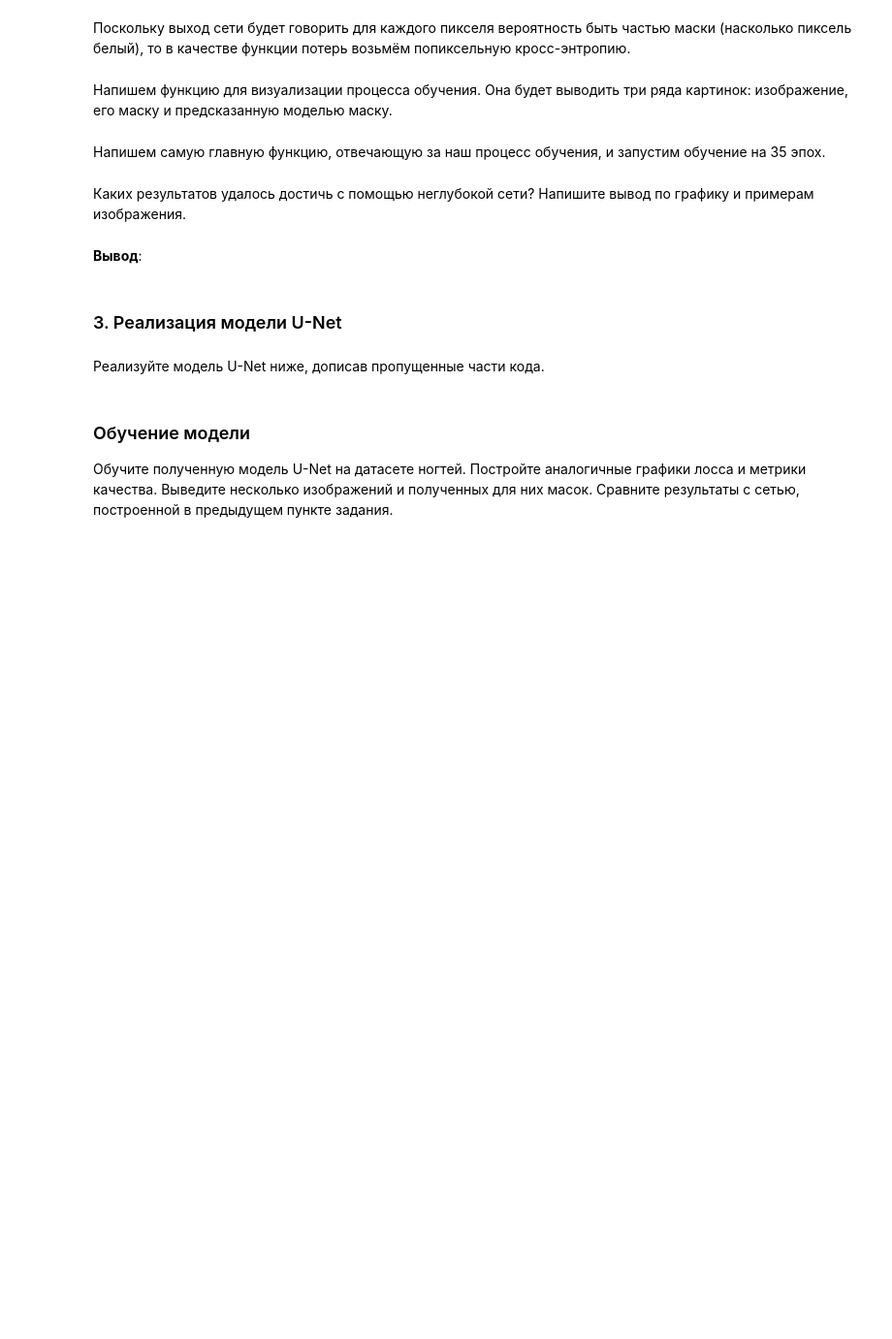
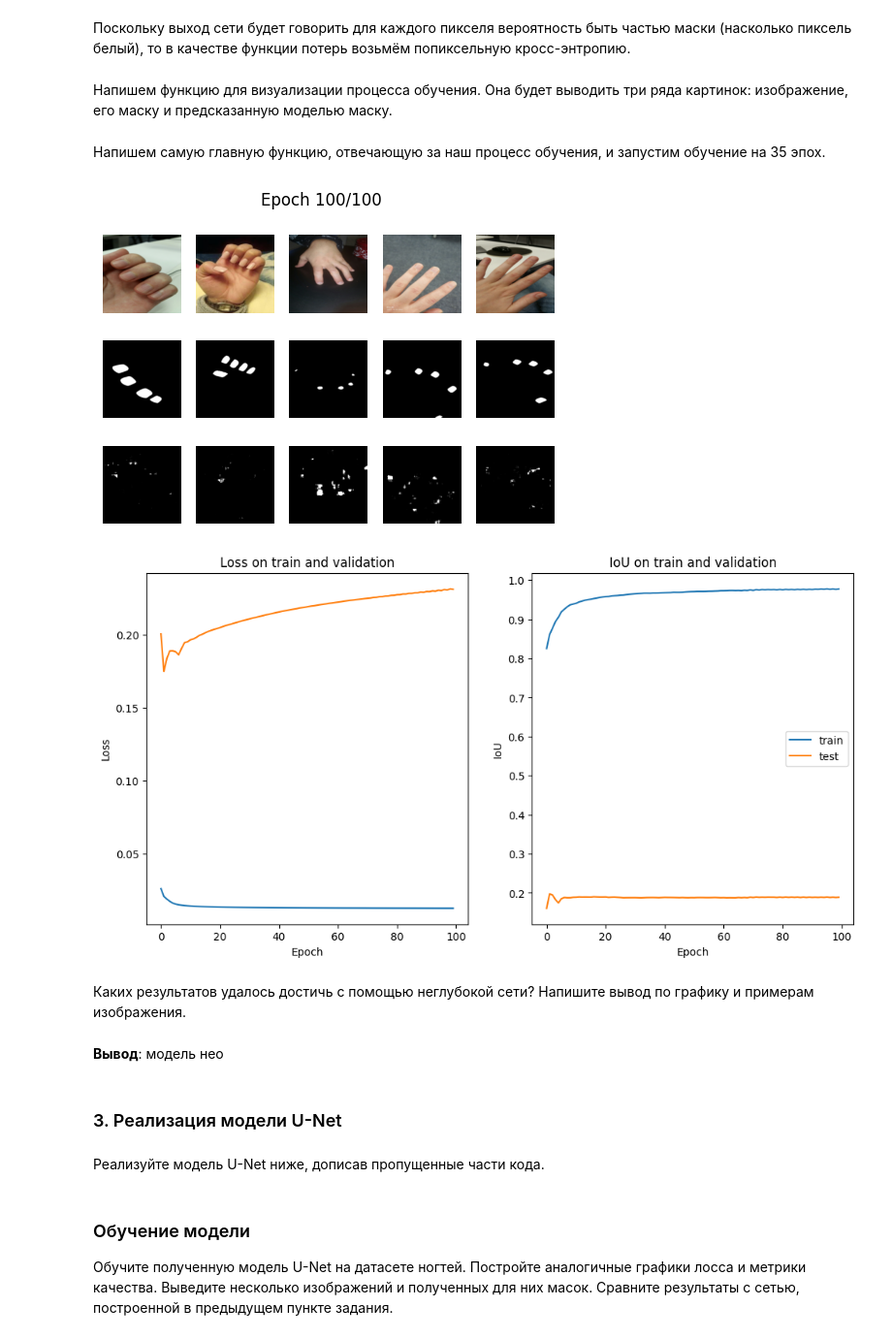
Before and after one commit to NMashalov/2023_OpenMipt_course, a Jupyter notebook: lesson4/Семинар 4 - сегментация, U-Net.ipynb, the cells around one changed output. Shown at 97% size. Drawn from its saved outputs; the diff is of its cells as text; code cells hidden in the pictures; blank space fills up the shorter version.

```diff
--- a/lesson4/Семинар 4 - сегментация, U-Net.ipynb
+++ b/lesson4/Семинар 4 - сегментация, U-Net.ipynb
@@ -213,17 +261,13 @@ dec(z, test=True);
 class Segmentation(torch.nn.Module):
     def __init__(self):
         super(Segmentation, self).__init__()
-        self.enc = <ваш код>
-        self.dec = <ваш код>
+        self.enc = Encoder()
+        self.dec = Decoder()
 
     def forward(self, x):
         z = self.enc(x)
         res = self.dec(z)
         return res
-# %%
-# создаём загрузчик
-train_dataloader = torch.utils.data.DataLoader(train_data, batch_size=32)
-test_dataloader = torch.utils.data.DataLoader(test_data, batch_size=32)
 # %%
 model = Segmentation() # создаём экземпляр модели
 model = model.to(device) # перемещаем модель
@@ -233,10 +277,10 @@ model = model.to(device) # перемещаем модель
 lr = 1e-3
 
 # создаём оптимизатор
-optimizer = <задайте оптимизатор>
+optimizer = torch.optim.Adam(model.parameters(),lr=lr)
 
 # задаём функцию потерь
-criterion = <задайте функцию потерь>
+criterion = nn.BCELoss()
 # %% [markdown]
 Напишем функцию для визуализации процесса обучения. Она будет выводить три ряда картинок: изображение, его маску и предсказанную моделью маску.
 # %%
@@ -311,17 +355,20 @@ def train_loop(model, test_data,
             x = x.to(device) # переносим данные на видеокарту
             y = y.to(device)
 
-            predicted_proba = <получите предсказание с помощью модели> # запускаем модель
+            predicted_proba = model(x) # запускаем модель
 
-            loss = <посчитайте лосс> # считаем лосс
+            loss = criterion(predicted_proba,y) # считаем лосс
             train_loss.append(loss.item())
 
-            predicted_mask = <получите предсказанную маску в виде булева тензора>
-            target_mask = <получите идеальную маску в виде булева тензора>
-            batch_iou = <посчитайте iou>
+            predicted_mask = predicted_proba > 0.5
+            target_mask = y > 0.5
+            batch_iou = iou(predicted_mask,target_mask).detach().cpu()
             train_iou_.append(batch_iou)
 
             # СДЕЛАЙТЕ ШАГ ОПТИМИЗАЦИИ
+            loss.backward()
+            optimizer.step()
+            optimizer.zero_grad()
 
         train_losses.append(np.mean(train_loss))
         train_iou.append(np.mean(train_iou_))
@@ -336,8 +383,18 @@ def train_loop(model, test_data,
                 y = y.to(device)
 
                 # ПОСЧИТАЙТЕ ЛОСС И IOU на валидации
-                val_loss.append(...)
-                val_iou_.append(...)
+                predicted_proba = model(x)
+
+                predicted_mask = predicted_proba > 0.5
+                target_mask = y > 0.5
+
+                loss = criterion(predicted_proba,y).item() # считаем лосс
+
+                predicted_mask = predicted_proba > 0.5
+                target_mask = y > 0.5
+                batch_iou = iou(predicted_mask,target_mask).detach().cpu()
+                val_loss.append(loss)
+                val_iou_.append(batch_iou)
 
 
             val_losses.append(np.mean(val_loss))
@@ -356,14 +413,20 @@ def train_loop(model, test_data,
 
     return train_losses, val_losses, train_iou, val_iou
 # %%
+# создаём загрузчик
+train_dataloader = torch.utils.data.DataLoader(train_data, batch_size=8)
+test_dataloader = torch.utils.data.DataLoader(test_data, batch_size=8)
 train_losses, val_losses, train_iou, val_iou = train_loop(model, test_data,
                                       train_dataloader, test_dataloader,
-                                      max_epoch=35)
+                                      max_epoch=100)
 plot_loss_iou(train_losses, val_losses, train_iou, val_iou)
+# %% [output]
+[figure, added]
+[figure, added]
 # %% [markdown]
 Каких результатов удалось достичь с помощью неглубокой сети? Напишите вывод по графику и примерам изображения.
 # %% [markdown]
-**Вывод**:
+**Вывод**: модель нео
 # %% [markdown]
 ### 3. Реализация модели U-Net
 # %% [markdown]
```
Also changed, not shown: parts of 15 cells of this notebook.
